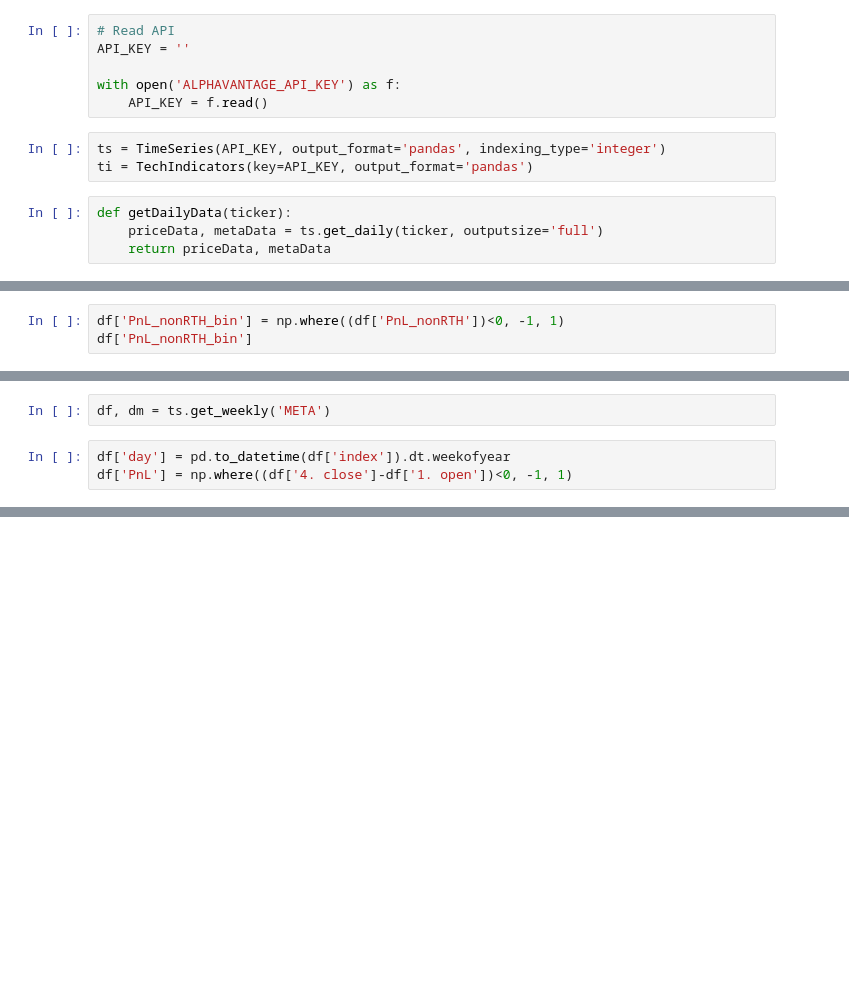
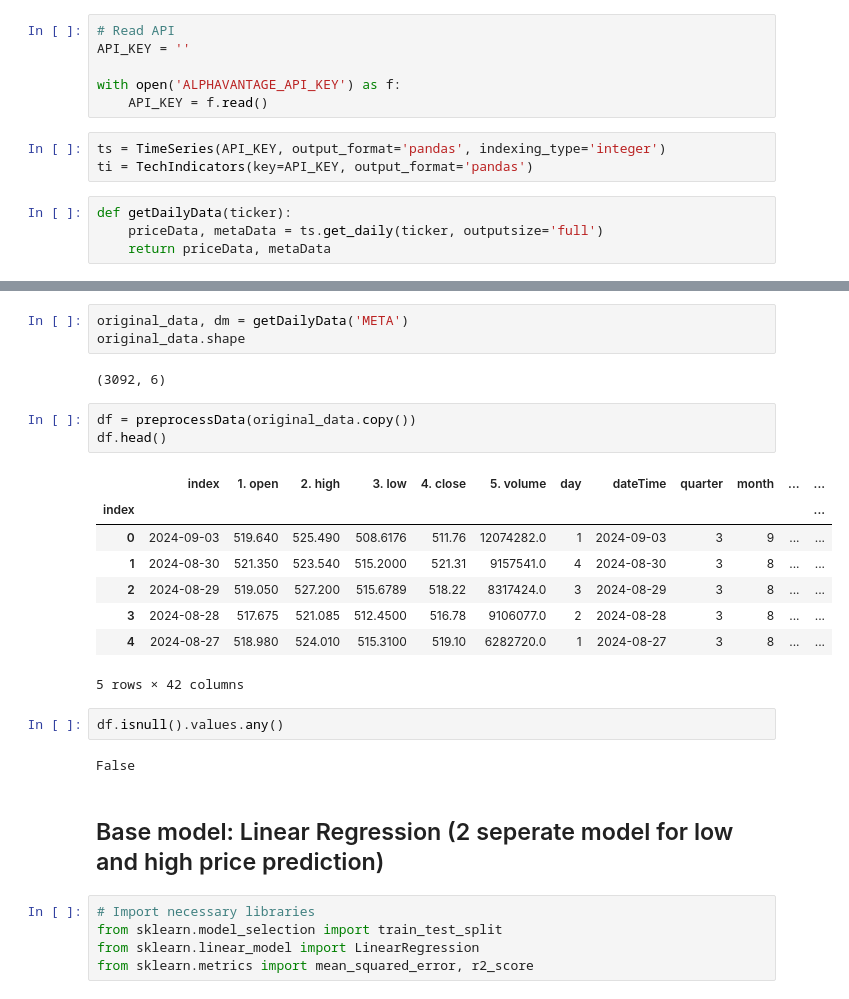
Before and after one commit to satishsolanki0409/finTech-projects, a Jupyter notebook: test.ipynb, the cells around one changed output, grey strips where cells are left out. Saved outputs shown, nothing was run; the diff lists cells and outputs as text; blank space fills up the shorter version.

```diff
--- a/test.ipynb
+++ b/test.ipynb
@@ -193,3 +23,0 @@ confidence_interval
-# %%
-df['PnL_nonRTH_bin'] = np.where((df['PnL_nonRTH'])<0, -1, 1)
-df['PnL_nonRTH_bin']
@@ -250,5 +23,0 @@ check_relationship(df[['day', 'PnL_nonRTH_bin']])
-# %%
-df, dm = ts.get_weekly('META')
-# %%
-df['day'] = pd.to_datetime(df['index']).dt.weekofyear
-df['PnL'] = np.where((df['4. close']-df['1. open'])<0, -1, 1)
@@ -283,0 +176,28 @@ def updateAndSave(new_data, dm):
+# %%
+original_data, dm = getDailyData('META')
+original_data.shape
+# %% [output]
+(3092, 6)
+# %%
+df = preprocessData(original_data.copy())
+df.head()
+# %% [output]
+|  | index | 1. open | 2. high | 3. low | 4. close | 5. volume | day | dateTime | quarter | month | ... | ... |
+| index |  |  |  |  |  |  |  |  |  |  |  | ... |
+| 0 | 2024-09-03 | 519.640 | 525.490 | 508.6176 | 511.76 | 12074282.0 | 1 | 2024-09-03 | 3 | 9 | ... | ... |
+| 1 | 2024-08-30 | 521.350 | 523.540 | 515.2000 | 521.31 | 9157541.0 | 4 | 2024-08-30 | 3 | 8 | ... | ... |
+| 2 | 2024-08-29 | 519.050 | 527.200 | 515.6789 | 518.22 | 8317424.0 | 3 | 2024-08-29 | 3 | 8 | ... | ... |
+| 3 | 2024-08-28 | 517.675 | 521.085 | 512.4500 | 516.78 | 9106077.0 | 2 | 2024-08-28 | 3 | 8 | ... | ... |
+| 4 | 2024-08-27 | 518.980 | 524.010 | 515.3100 | 519.10 | 6282720.0 | 1 | 2024-08-27 | 3 | 8 | ... | ... |
+5 rows × 42 columns
+# %%
+df.isnull().values.any()
+# %% [output]
+False
+# %% [markdown]
+## Base model: Linear Regression (2 seperate model for low and high price prediction)
+# %%
+# Import necessary libraries
+from sklearn.model_selection import train_test_split
+from sklearn.linear_model import LinearRegression
+from sklearn.metrics import mean_squared_error, r2_score
```
Also changed, not shown: parts of 60 cells of this notebook, 2 other files.
